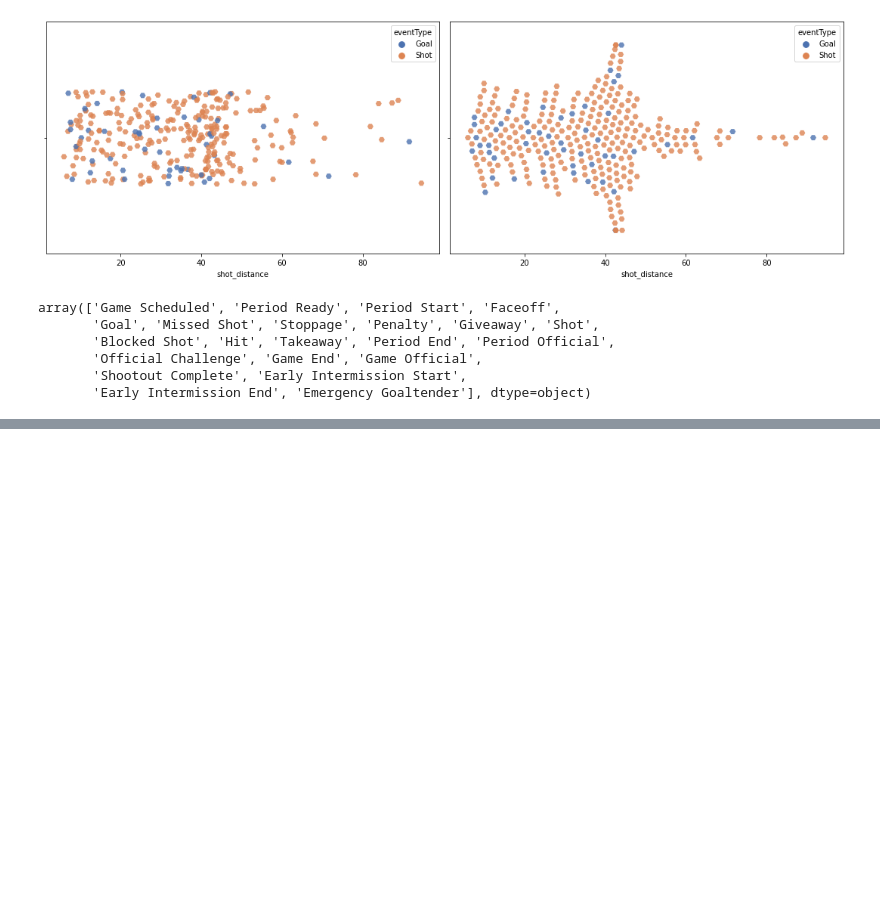
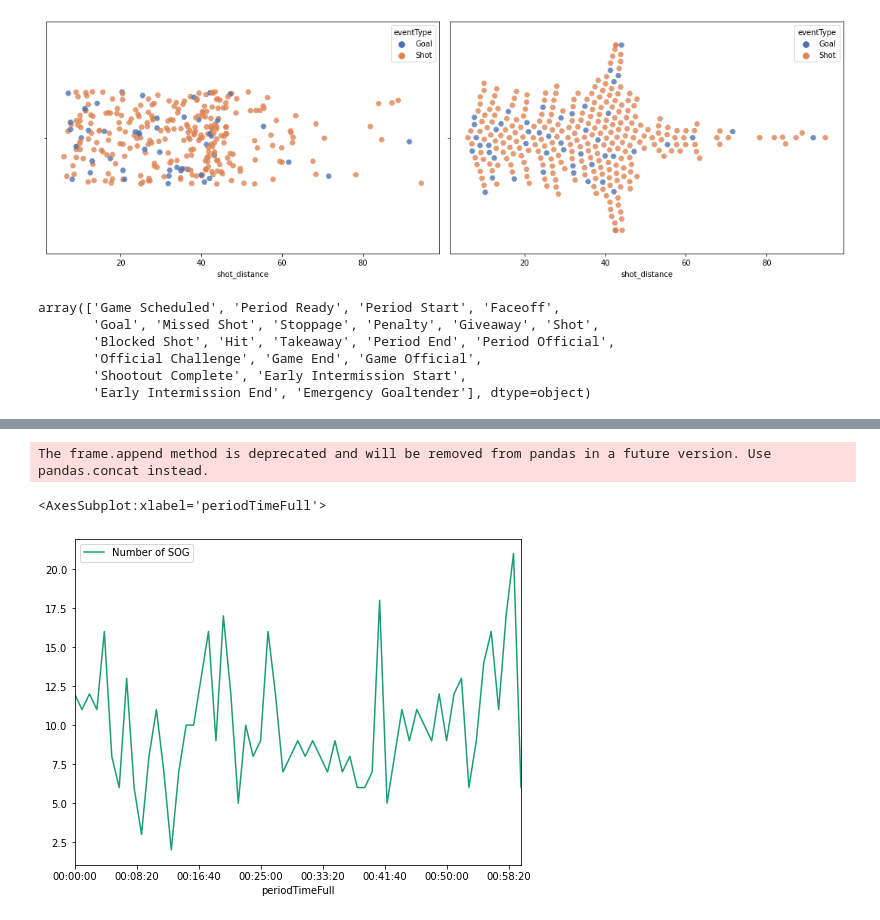
Before and after one commit to szonja126/NHL-Diplomamunka, a Jupyter notebook: readcsv.ipynb, the cells around one changed output, grey strips where cells are left out. Cells and saved outputs as stored; diff of their text form; code cells hidden in the pictures; blank space fills up the shorter version.

```diff
--- a/readcsv.ipynb
+++ b/readcsv.ipynb
@@ -365,0 +358,25 @@ array(['Game Scheduled', 'Period Ready', 'Period Start', 'Faceoff',
+# %%
+#Timeline: X axis-on a 60 perc, esemenyeket percre kerekitem. A szezon osszes kapuralovese az adott percben adott embertol
+#A kapuraloves lehet: 'Shot','Missed Shot','Goal' es 'Blocked Shot'. Blokkoltnal a Player2-n van logolva a Shooter
+
+tmp_sog_time = events_df[['gameId','player1Id','startDate','eventType','periodTimeFull']]
+tmp_sog_time = tmp_sog_time[tmp_sog_time['eventType'].isin(['Shot','Missed Shot','Goal'])]
+
+tmp_sog_b_time = events_df[['gameId','player2Id','startDate','eventType','periodTimeFull']]
+tmp_sog_b_time = tmp_sog_b_time[tmp_sog_b_time['eventType'].isin(['Blocked Shot'])]
+tmp_sog_b_time = tmp_sog_b_time.rename(columns={"player2Id": "player1Id"})
+
+timechart = tmp_sog_time.append(tmp_sog_b_time, ignore_index=True)
+
+timechart = timechart[timechart['player1Id'].isin([8471214])]
+timechart = timechart.groupby(['periodTimeFull']).count()
+timechart = timechart.drop(columns=['gameId','player1Id','startDate'])
+timechart = timechart.rename(columns={"eventType": "Number of SOG"})
+timechart.reset_index(inplace=True)
+timechart.plot(x='periodTimeFull', figsize=(8,6), cmap='Dark2')
+#px.line(timechart, x="periodTimeFull", y="Number of SOG", title='# of SOG')
+#timechart
+# %% [output]
+The frame.append method is deprecated and will be removed from pandas in a future version. Use pandas.concat instead.
+<AxesSubplot:xlabel='periodTimeFull'>
+[figure, added]
```
Also changed, not shown: parts of 21 cells of this notebook.
